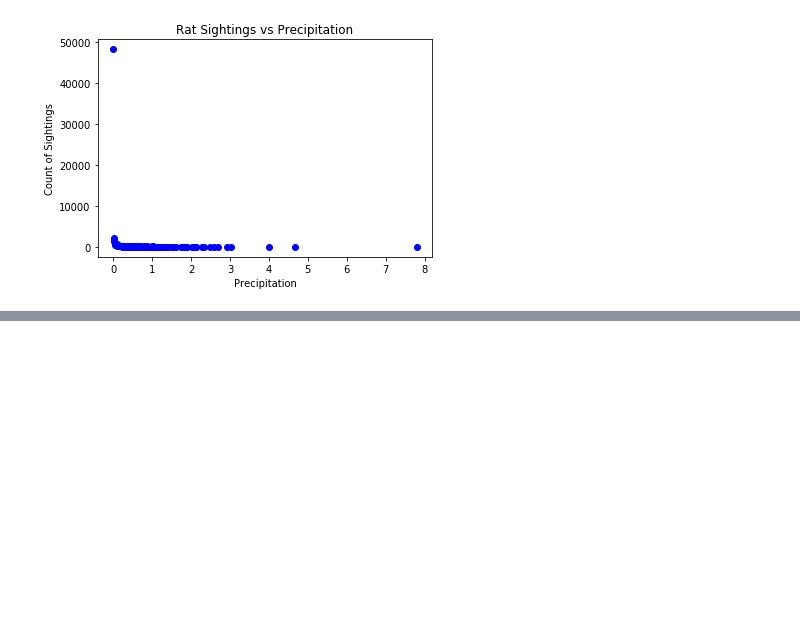
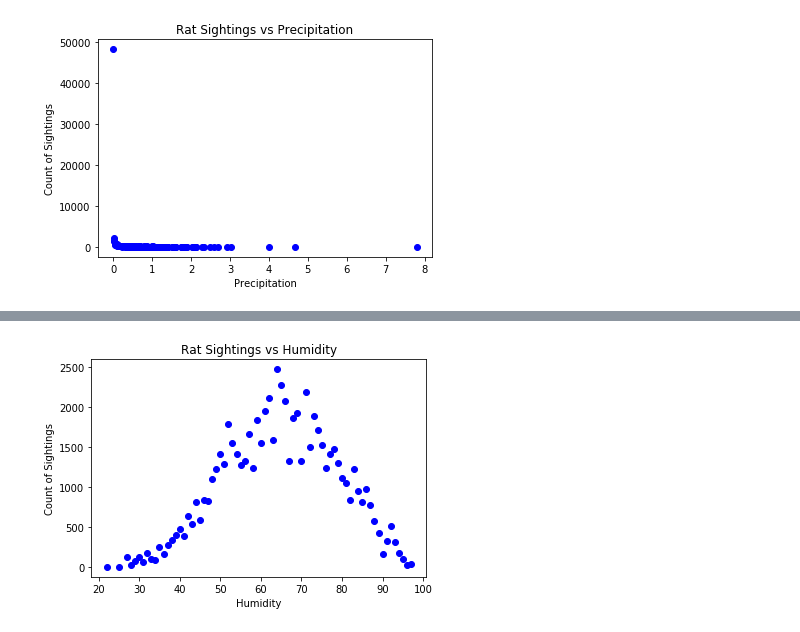
Before and after one commit to tiroger/nyc_rats, a Jupyter notebook: Weather Analysis.ipynb, the cells around one changed output, grey strips where cells are left out. Drawn from its saved outputs; the diff is of its cells as text; code cells hidden in the pictures; blank space fills up the shorter version.

```diff
--- a/Weather Analysis.ipynb
+++ b/Weather Analysis.ipynb
@@ -165,0 +172,4 @@ plt.savefig("rat_sightings_precipitation.png")
+# %%
+#is there a correlation between Humidity and Sightings
+humidity_count = pd.DataFrame({"Count Sightings":weather_rat.groupby(["Mean Humidity"])["Incident ID"].count()}).reset_index()
+humidity_count.head()
@@ -165,0 +183,9 @@ plt.savefig("rat_sightings_precipitation.png")
+# %%
+plt.scatter(humidity_count["Mean Humidity"], humidity_count["Count Sightings"], color='blue', )
+plt.title("Rat Sightings vs Humidity")
+plt.xlabel("Humidity")
+plt.ylabel("Count of Sightings")
+
+plt.savefig("rat_sightings_humidity.png")
+# %% [output]
+[figure, added]
```
Also changed, not shown: parts of 29 cells of this notebook, 3 other files.
